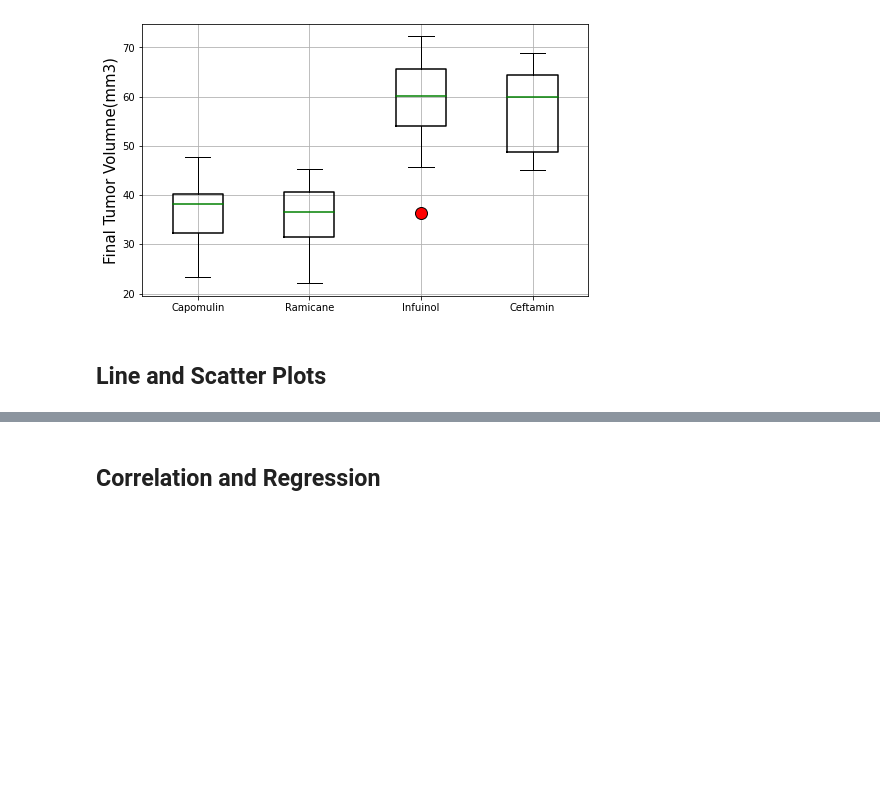
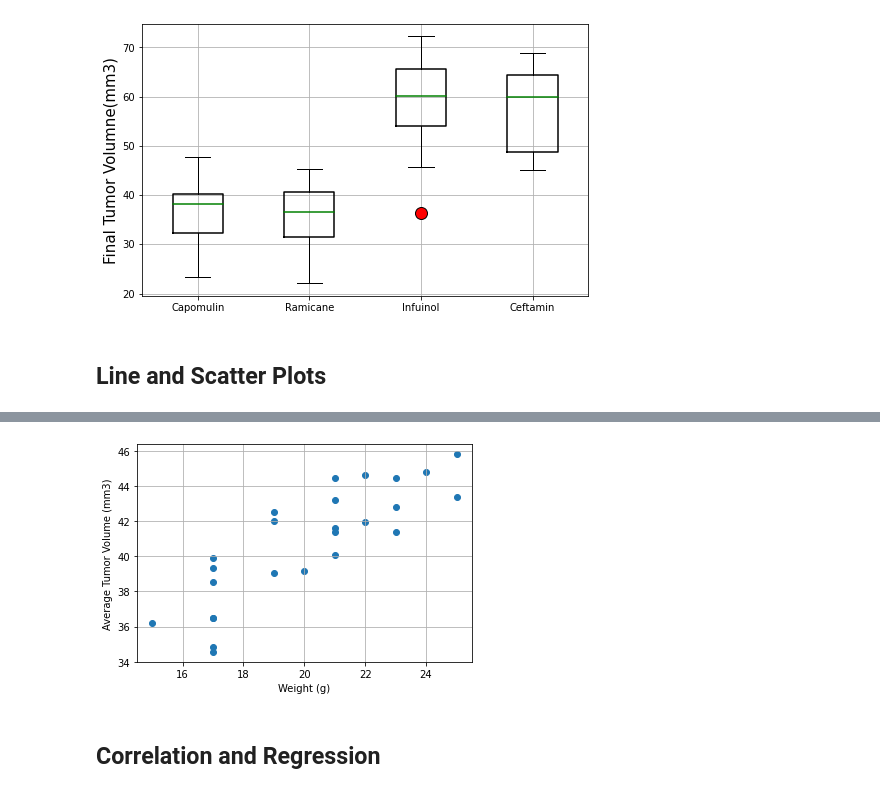
Before and after one commit to lcswsher/Matplotlib_challenge, a Jupyter notebook: pymaceuticals_starter.ipynb, the cells around one changed output, grey strips where cells are left out. Cells and saved outputs as stored; diff of their text form; code cells hidden in the pictures; blank space fills up the shorter version.

```diff
--- a/pymaceuticals_starter.ipynb
+++ b/pymaceuticals_starter.ipynb
@@ -322,2 +349,15 @@ plt.show
+# %%
+# Generate a scatter plot of average tumor volume vs. mouse weight for the Capomulin regimen
+scatter_plot_data_capmulin = Capomulin_df.groupby(["Mouse ID","Weight (g)"])["Tumor Volume (mm3)"].mean()
+scatter_plot_data_capmulin_plot = scatter_plot_data_capmulin.reset_index()
+scatter_plot_data_capmulin_plot_y_axis = scatter_plot_data_capmulin_plot["Tumor Volume (mm3)"].to_list()
+scatter_plot_data_capmulin_plot_x_axis = scatter_plot_data_capmulin_plot["Weight (g)"].to_list()
+plt.scatter(scatter_plot_data_capmulin_plot_x_axis,scatter_plot_data_capmulin_plot_y_axis)
+plt.xlabel("Weight (g)")
+plt.ylabel("Average Tumor Volume (mm3)")
+plt.grid()
+plt.show()
+# %% [output]
+[figure, added]
 # %% [markdown]
 ## Correlation and Regression
```
Also changed, not shown: parts of 8 cells of this notebook.
